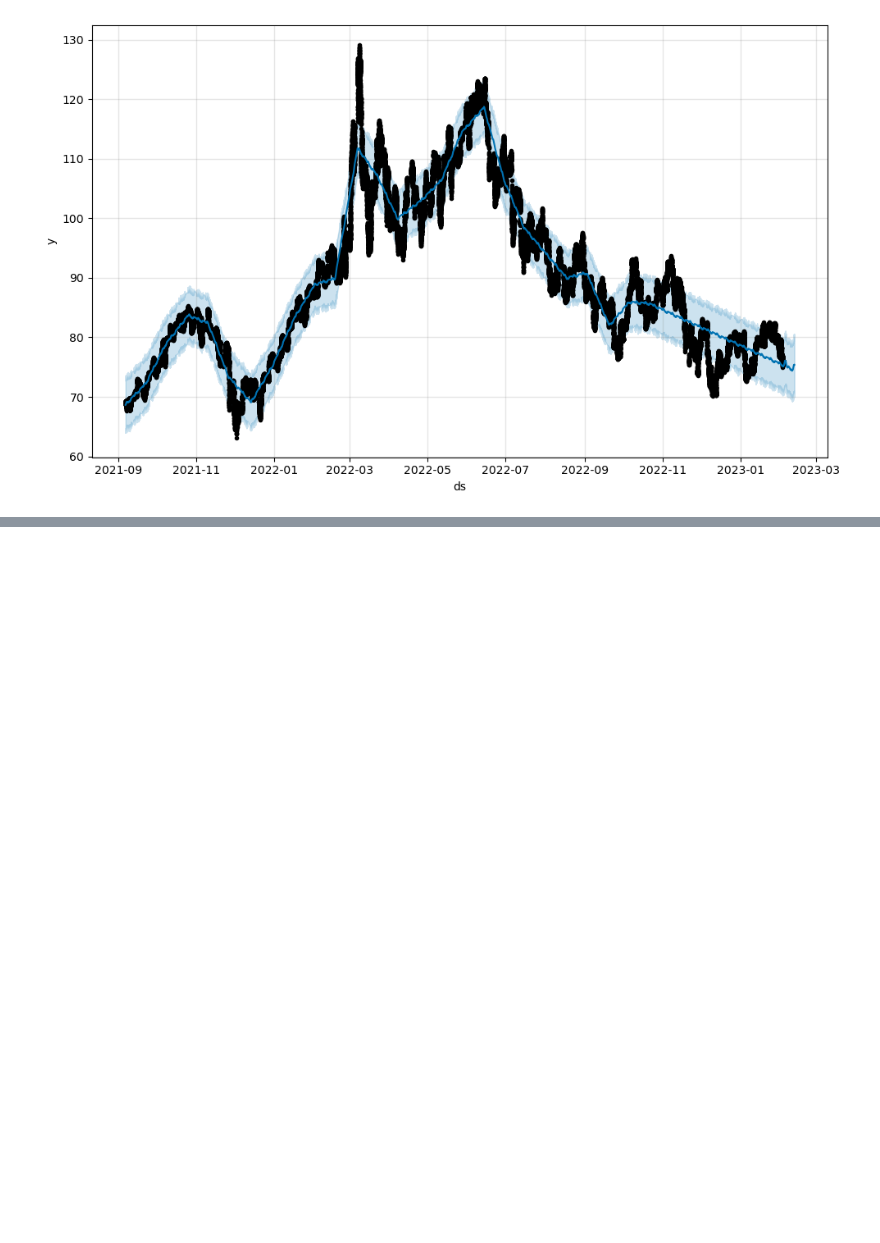
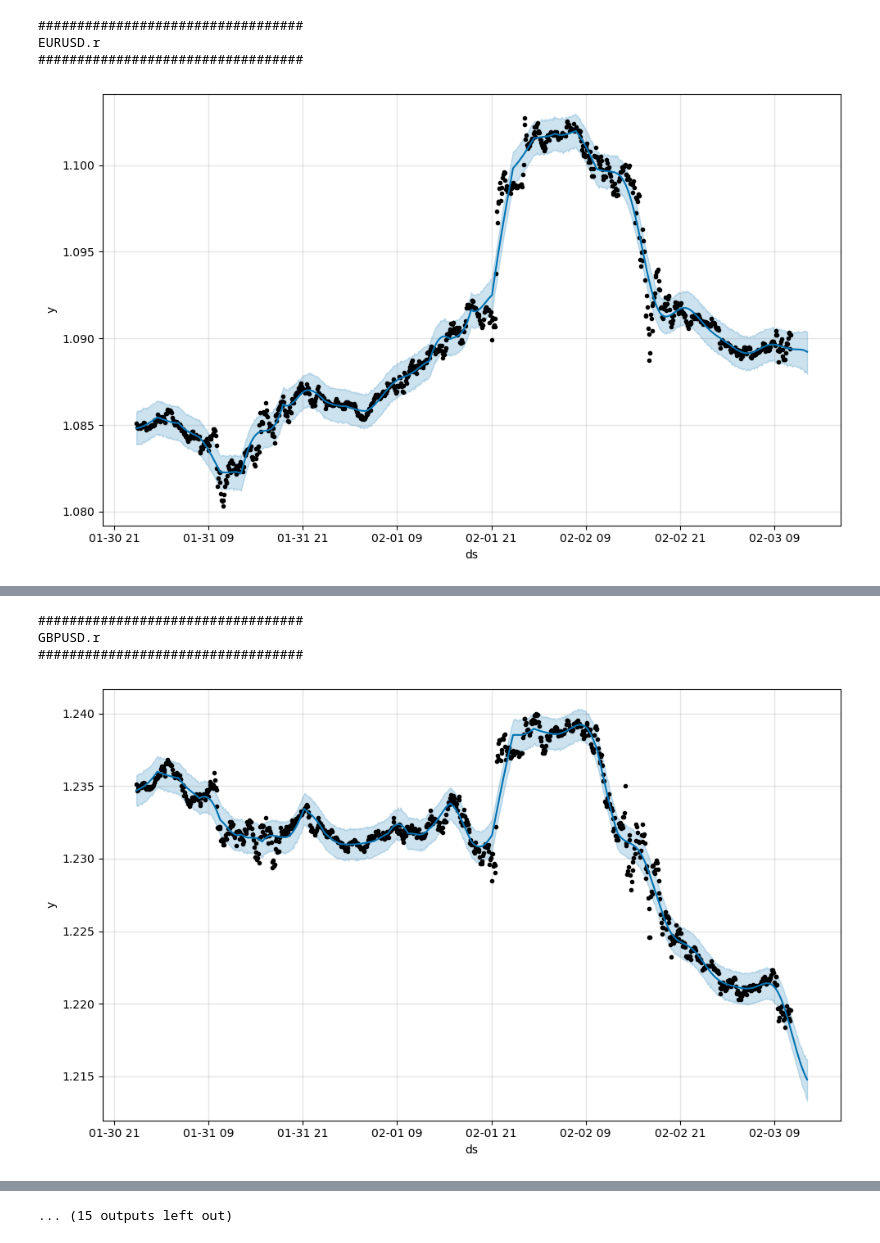
Before and after one commit to ruslanmasinjila/ProjectGrayFox, a Jupyter notebook: LocalMachine_Prophet.ipynb, the cells around one changed output, grey strips where cells are left out. Cells and saved outputs as stored; diff of their text form; code cells hidden in the pictures; blank space fills up the shorter version.

```diff
--- a/LocalMachine_Prophet.ipynb
+++ b/LocalMachine_Prophet.ipynb
@@ -22,34 +22,42 @@ if not mt5.initialize():
     print("initialize() FAILED, ERROR CODE =",mt5.last_error())
     quit()
 # %%
-numCandles  = 100000
-currency_pair = "WTI"
-rates_frame =  mt5.copy_rates_from_pos(currency_pair, mt5.TIMEFRAME_M5, 1, numCandles)
-rates_frame = pd.DataFrame(rates_frame)
-rates_frame['time']=pd.to_datetime(rates_frame['time'], unit='s')
+numCandles  = 1000
+currency_pairs = None
+with open('instruments.txt') as f:
+    currency_pairs = [line.rstrip('\n') for line in f]
 
-# prepare data for prophet
-p = int(0.025*len(rates_frame))
+for i in currency_pairs:
+    currency_pair = i
+    rates_frame =  mt5.copy_rates_from_pos(currency_pair, mt5.TIMEFRAME_M5, 1, numCandles)
+    rates_frame = pd.DataFrame(rates_frame)
+    rates_frame['time']=pd.to_datetime(rates_frame['time'], unit='s')
+
+    # prepare data for prophet
+    p = int(0.025*len(rates_frame))
 
 
-df = pd.DataFrame()
-df["ds"]     = rates_frame["time"]
-df["y"]      = rates_frame["close"]
+    df = pd.DataFrame()
+    df["ds"]     = rates_frame["time"]
+    df["y"]      = rates_frame["close"]
 
 
 
-# fit prophet model
-model = Prophet()
+    # fit prophet model
+    model = Prophet()
 
-model.fit(df)
+    model.fit(df)
 
-# predict future p closing prices
-future = model.make_future_dataframe(periods=p, freq='5min')
+    # predict future p closing prices
+    future = model.make_future_dataframe(periods=p, freq='5min')
 
-forecast = model.predict(future)
+    forecast = model.predict(future)
 
 
-# plot predicted vs actual values
-model.plot(forecast)
-plt.show()
+    # plot predicted vs actual values
+    print("##################################")
+    print(currency_pair)
+    print("##################################")
+    model.plot(forecast)
+    plt.show()
 # %% [output]
@@ -58 +66,4 @@ plt.show()
+##################################
+EURUSD.r
+##################################
-[figure, old version]
+[figure, new version]
@@ -58,0 +72,4 @@ plt.show()
+##################################
+GBPUSD.r
+##################################
+[figure, added]
@@ -58,0 +88 @@ plt.show()
+... (15 outputs left out)
```
Also changed, not shown: parts of 1 cell of this notebook, 2 other files.
